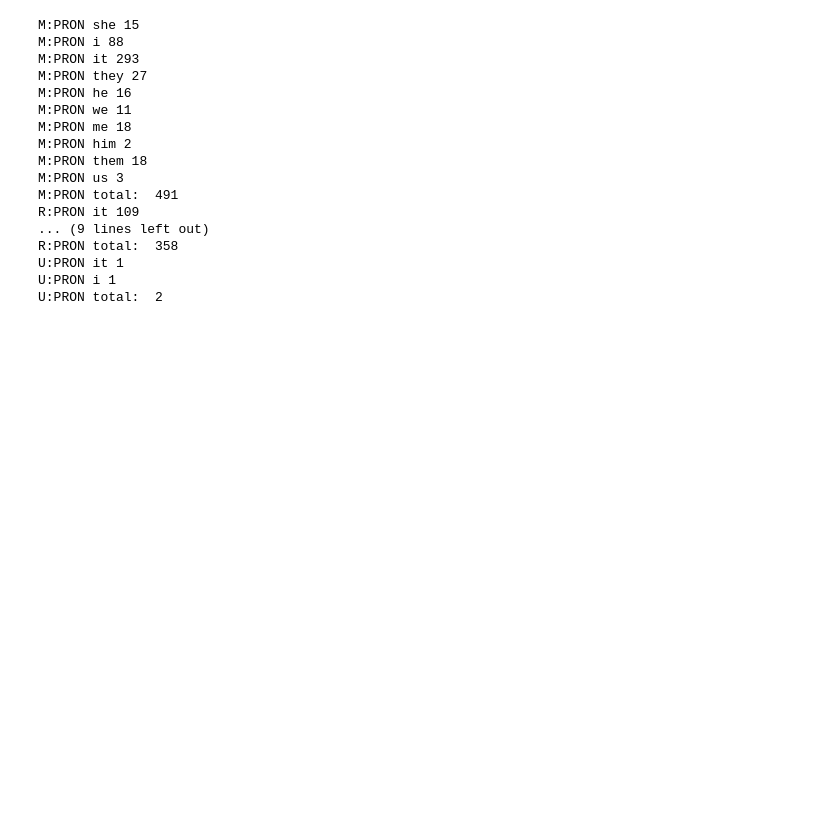
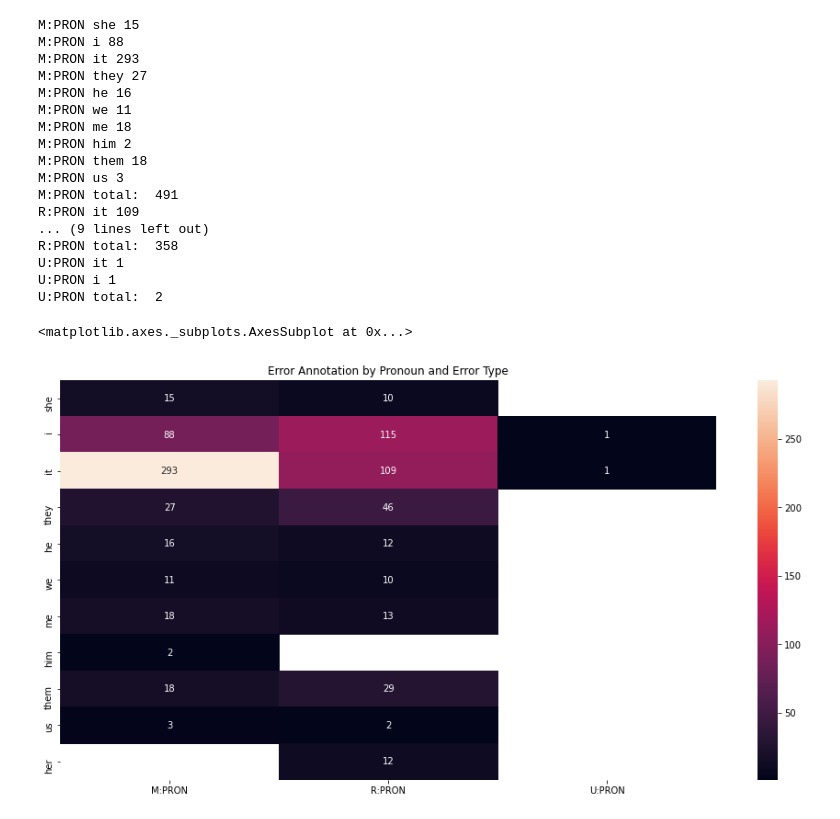
Before and after one commit to menoah/l8_thesis_sample, a Jupyter notebook: L8 - ELL_Thesis.ipynb, the cells around one changed output. Drawn from its saved outputs; the diff is of its cells as text; code cells hidden in the pictures; blank space fills up the shorter version.

```diff
--- a/L8 - ELL_Thesis.ipynb
+++ b/L8 - ELL_Thesis.ipynb
@@ -177,9 +197,9 @@ Average number of annotations per sentence:  1.187373271889401
 # %%
 #Target pronoun list that will be stored and tracked for in a dictionary
-pronouns = '(I|me|we|us|he|him|she|her|it|they|them)
+pronouns = '(I|me|we|us|he|him|she|her|it|they|them)'
 pro_types = '(M:PRON|R:PRON|U:PRON)'
 pronoun_type_counter = defaultdict(lambda: defaultdict(int))
-pronoun_counter = defaultdict(int)
+#pronoun_counter = defaultdict(int)
 
 for item in m_l_object:
     #learner sentence
@@ -224,3 +244,11 @@ R:PRON total:  358
 U:PRON it 1
 U:PRON i 1
 U:PRON total:  2
+# %%
+pt_df = pd.DataFrame(pronoun_type_counter)
+plt.figure(figsize=(16, 8))
+plt.title('Error Annotation by Pronoun and Error Type')
+sns.heatmap(data=pt_df, annot=True, fmt='g')
+# %% [output]
+<matplotlib.axes._subplots.AxesSubplot at 0x...>
+[figure, added]
```
Also changed, not shown: parts of 12 cells of this notebook, 3 other files.
